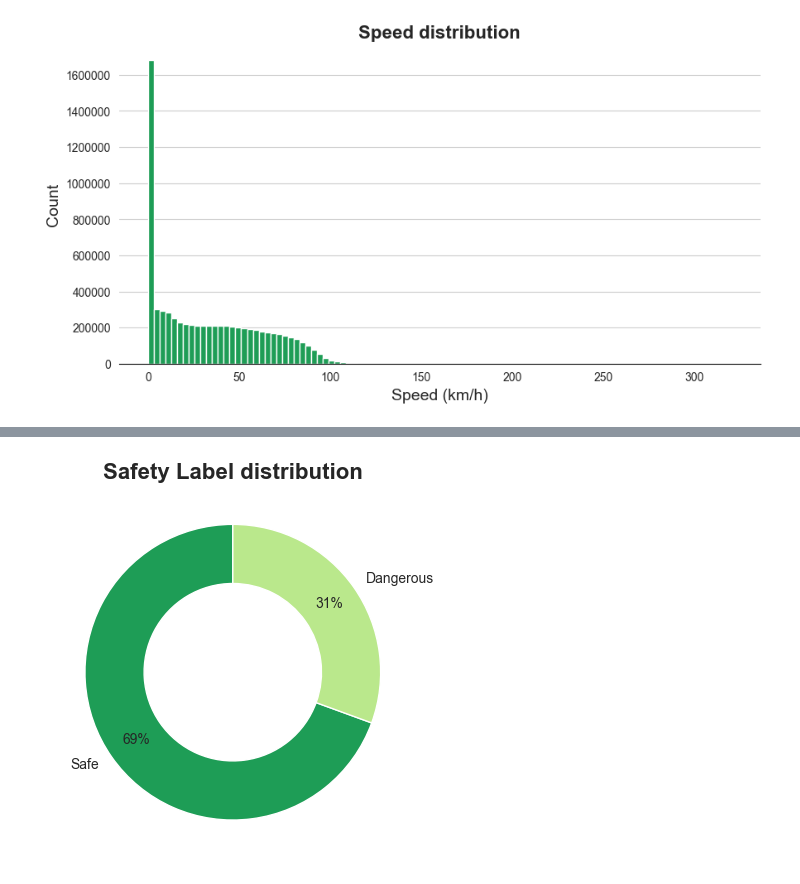
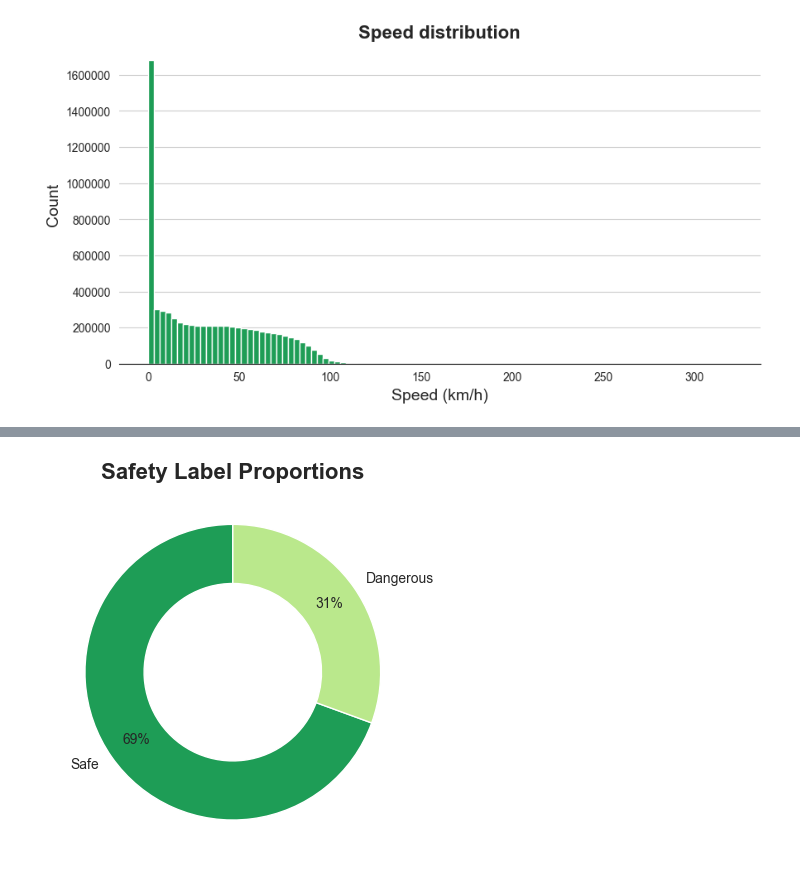
Before and after one commit to timothyckl/Just-Taxi-Analysis, a Jupyter notebook: analysis/eda.ipynb, the cells around one changed output, grey strips where cells are left out. Drawn from its saved outputs; the diff is of its cells as text; code cells hidden in the pictures.

```diff
--- a/analysis/eda.ipynb
+++ b/analysis/eda.ipynb
@@ -747,22 +769,22 @@ plt.show()
 # %%
 # donut chart of safety labels
 safety_labels = cleaned_df['safety_label'].value_counts()
 safety_labels = safety_labels.sort_index()
 safety_labels = safety_labels.reset_index()
 safety_labels.columns = ['safety_label', 'count']
 safety_labels['percent'] = safety_labels['count'] / safety_labels['count'].sum() * 100
 
 # create a circle for the center of the plot
 my_circle = plt.Circle((0, 0), 0.4, color='white')
 
 # create donut chart
 plt.pie(safety_labels['count'], colors=palette, labels=['Safe', 'Dangerous'], autopct='%.0f%%', pctdistance=.8, labeldistance=1.1,
             startangle=90, radius=1, wedgeprops=dict(width=.4, edgecolor='white'))
 
 p = plt.gcf()
 p.gca().add_artist(my_circle)
 
-plt.title('Safety Label distribution', fontsize=16, fontweight='semibold', **hfont)
+plt.title('Safety Label Proportions', fontsize=16, fontweight='semibold', **hfont)
 plt.show()
 # %% [output]
-[figure, old version]
+[figure, new version]
```
Also changed, not shown: parts of 13 cells of this notebook.
